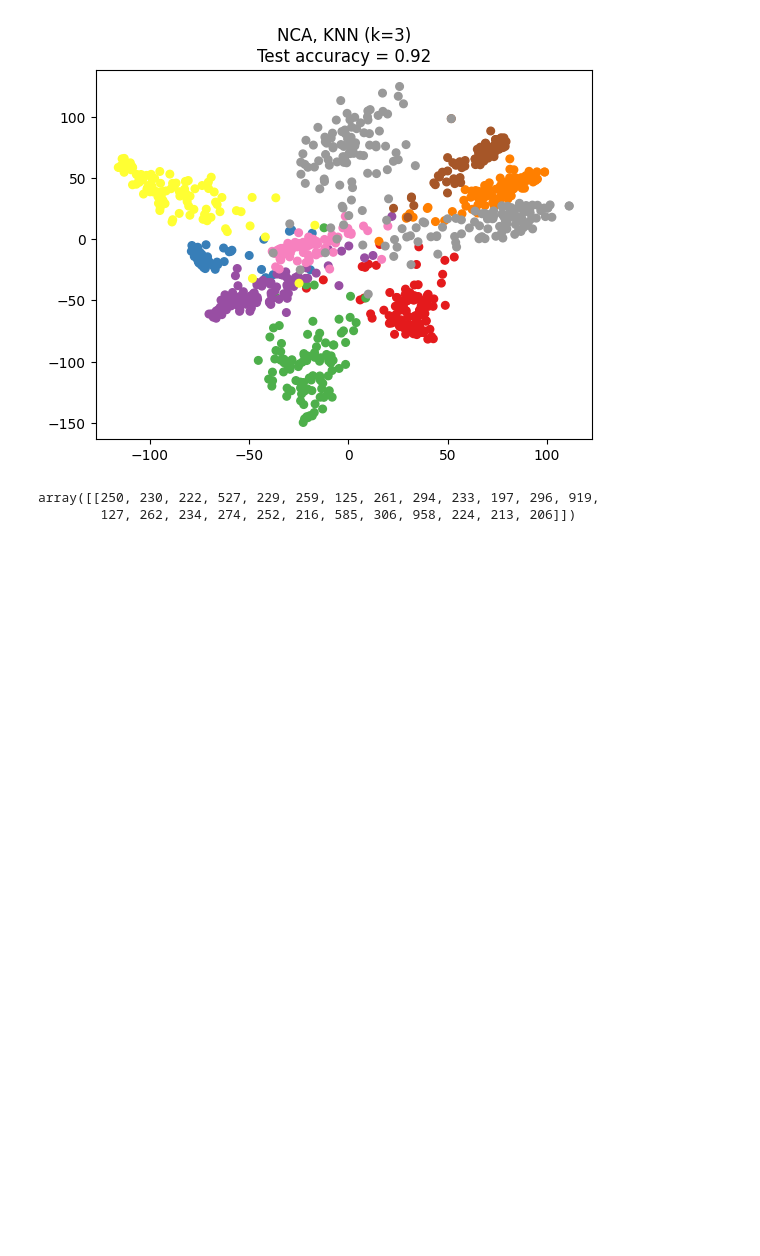
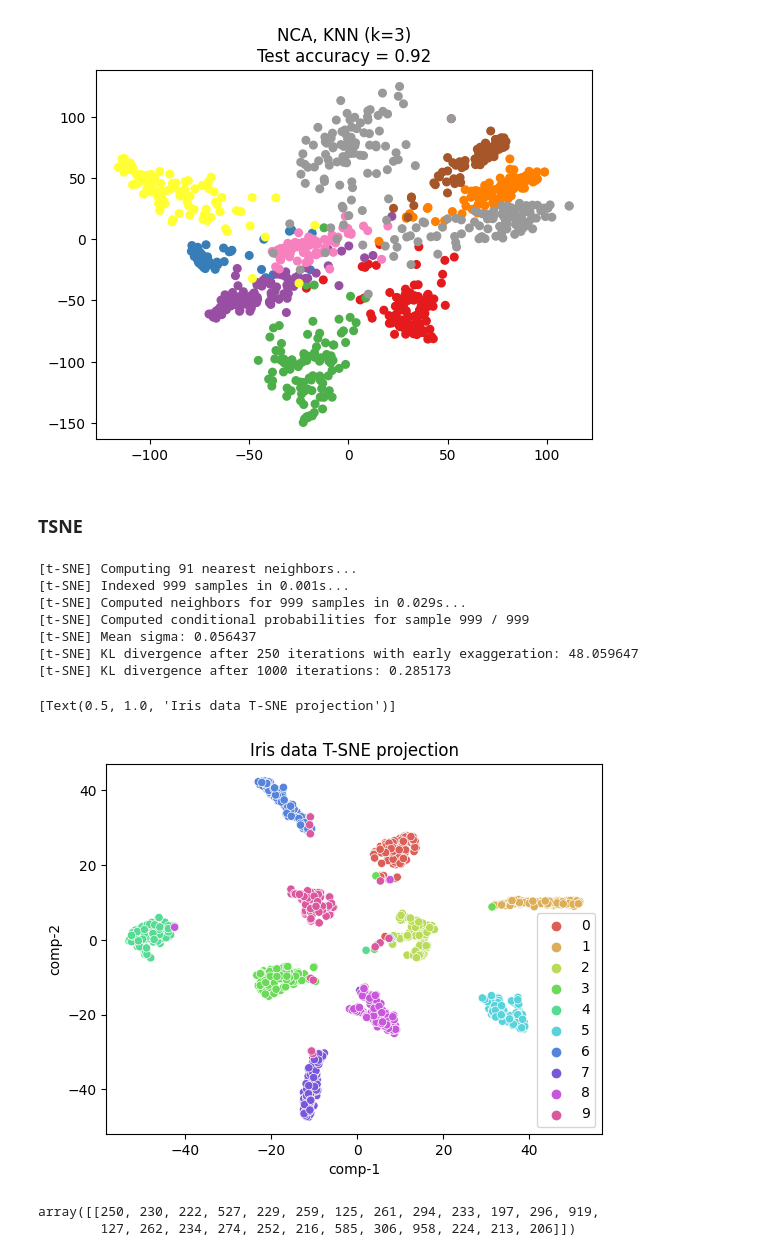
Before and after one commit to OrderAndCh4oS/analyse-audio-python, a Jupyter notebook: recommendations/genre_similarities.ipynb, the cells around one changed output. Drawn from its saved outputs; the diff is of its cells as text; code cells hidden in the pictures; blank space fills up the shorter version.

```diff
--- a/recommendations/genre_similarities.ipynb
+++ b/recommendations/genre_similarities.ipynb
@@ -393,6 +432,36 @@ plt.show()
 [figure]
 [figure]
 [figure]
+# %% [markdown]
+### TSNE
+# %%
+import pandas as pd
+from sklearn.manifold import TSNE
+
+x = embeddings
+y = data["labels"]
+
+tsne = TSNE(n_components=2, verbose=1, random_state=123)
+z = tsne.fit_transform(x)
+
+df = pd.DataFrame()
+df["y"] = y
+df["comp-1"] = z[:,0]
+df["comp-2"] = z[:,1]
+
+sns.scatterplot(x="comp-1", y="comp-2", hue=df.y.tolist(),
+                palette=sns.color_palette("hls", 10),
+                data=df).set(title="Iris data T-SNE projection")
+# %% [output]
+[t-SNE] Computing 91 nearest neighbors...
+[t-SNE] Indexed 999 samples in 0.001s...
+[t-SNE] Computed neighbors for 999 samples in 0.029s...
+[t-SNE] Computed conditional probabilities for sample 999 / 999
+[t-SNE] Mean sigma: 0.056437
+[t-SNE] KL divergence after 250 iterations with early exaggeration: 48.059647
+[t-SNE] KL divergence after 1000 iterations: 0.285173
+[Text(0.5, 1.0, 'Iris data T-SNE projection')]
+[figure, added]
 # %%
 from sklearn.neighbors import NearestNeighbors
 knn = NearestNeighbors(n_neighbors=25)
```
Also changed, not shown: parts of 6 cells of this notebook, 2 other files.
